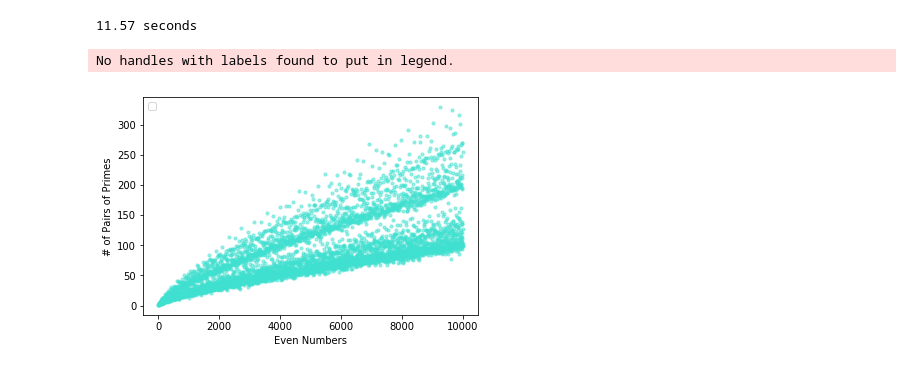
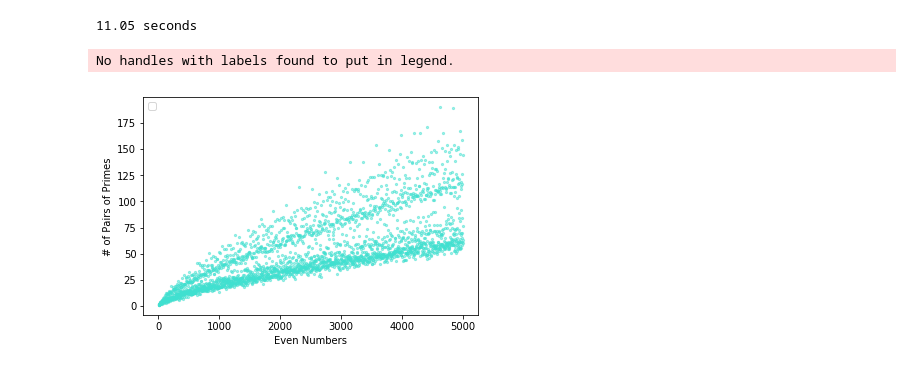
Before and after one commit to AngelinaYuz/goldbach, a Jupyter notebook: Goldbach.ipynb, the cells around one changed output. Drawn from its saved outputs; the diff is of its cells as text; code cells hidden in the pictures.

```diff
--- a/Goldbach.ipynb
+++ b/Goldbach.ipynb
@@ -1,44 +1,48 @@
 # %%
-m = 5000
-pList = []
-g = range(4,m+1,2)
-f = [0]*len(g)
-
-import time
-start_time = time.clock()
-
-for i in range(2, m):
-    allnumbersless = range(2, i)
-    prime = True
-    for a in allnumbersless:
-        n = i % a
-        if n == 0:
-            prime = False
-            break
-    if prime:
-        pList.insert(0,i)
-for j in range(len(g)):
-    k = g[j]
-    for b in pList:
-        c = k-b
-        if c > 1 and c in pList and c <= b:
-            #print(k, "=", b, "+", c)
-            f[j] += 1
-print(round(time.clock() - start_time, 2), "seconds")
-#print(pList)
+def goldbach1(m):
+    pList = []
+    g = range(4,m+1,2)
+    f = [0]*len(g)
+    for i in range(2, m):
+        allnumbersless = range(2, i)
+        prime = True
+        for a in allnumbersless:
+            n = i % a
+            if n == 0:
+                prime = False
+                break
+        if prime:
+            pList.insert(0,i)
+    for j in range(len(g)):
+        k = g[j]
+        for b in pList:
+            c = k-b
+            if c > 1 and c in pList and c <= b:
+                #print(k, "=", b, "+", c)
+                f[j] += 1
+    return f
-# %% [output]
-11.57 seconds
+# %%
+m = 5000
+g = range(4,m+1,2)
+
+import time
+start_time = time.clock()
+
+y1 = goldbach1(m)
+print(round(time.clock() - start_time, 2), "seconds")
+# %% [output]
+11.05 seconds
 # %%
 from matplotlib import pyplot as plt
 import matplotlib
 
-s = 10
+s = 5
 
-plt.scatter(g, f, s, c="turquoise", alpha=0.5)
+plt.scatter(g, y1, s, c="turquoise", alpha=0.5)
 plt.xlabel("Even Numbers")
 plt.ylabel("# of Pairs of Primes")
 plt.legend(loc=2)
 plt.show()
 # %% [output]
 No handles with labels found to put in legend.
-[figure, old version]
+[figure, new version]
```
